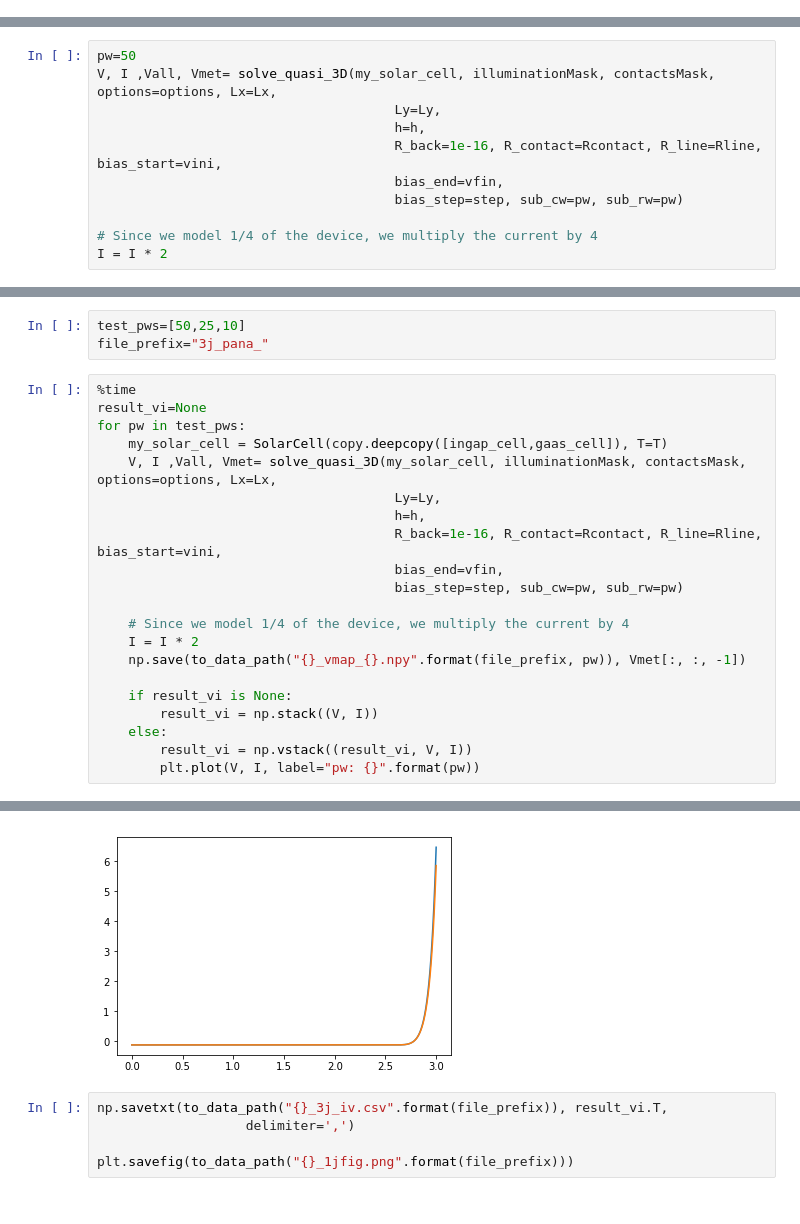
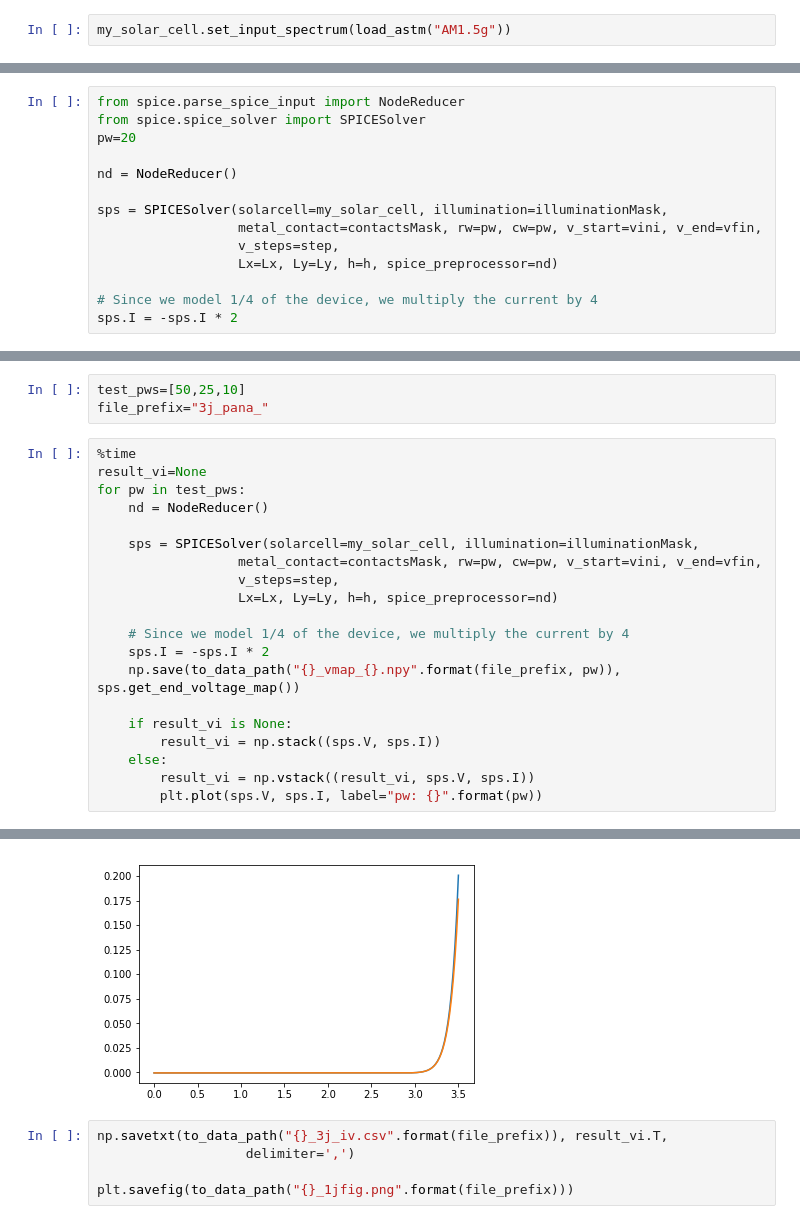
Before and after one commit to kanhua/pypvcircuit, a Jupyter notebook: network simulation starter.ipynb, the cells around one changed output, grey strips where cells are left out. Saved outputs shown, nothing was run; the diff lists cells and outputs as text.

```diff
--- a/network simulation starter.ipynb
+++ b/network simulation starter.ipynb
@@ -169,3 +149,5 @@ options = {'light_iv': True, 'wavelength': wl, 'light_source': light_source}
+# %%
+my_solar_cell.set_input_spectrum(load_astm("AM1.5g"))
 # %%
 illuminationMask.shape
 # %% [output]
@@ -177,14 +159,17 @@ contactsMask.shape
 # %% [markdown]
 ### Launch the solver
 # %%
-pw=50
-V, I ,Vall, Vmet= solve_quasi_3D(my_solar_cell, illuminationMask, contactsMask, options=options, Lx=Lx,
-                                      Ly=Ly,
-                                      h=h,
-                                      R_back=1e-16, R_contact=Rcontact, R_line=Rline, bias_start=vini,
-                                      bias_end=vfin,
-                                      bias_step=step, sub_cw=pw, sub_rw=pw)
+from spice.parse_spice_input import NodeReducer
+from spice.spice_solver import SPICESolver
+pw=20
+
+nd = NodeReducer()
+
+sps = SPICESolver(solarcell=my_solar_cell, illumination=illuminationMask,
+                  metal_contact=contactsMask, rw=pw, cw=pw, v_start=vini, v_end=vfin,
+                  v_steps=step,
+                  Lx=Lx, Ly=Ly, h=h, spice_preprocessor=nd)
 
 # Since we model 1/4 of the device, we multiply the current by 4
-I = I * 2
+sps.I = -sps.I * 2
 # %% [output]
@@ -250,22 +226,21 @@ file_prefix="3j_pana_"
 %time
 result_vi=None
 for pw in test_pws:
-    my_solar_cell = SolarCell(copy.deepcopy([ingap_cell,gaas_cell]), T=T)
-    V, I ,Vall, Vmet= solve_quasi_3D(my_solar_cell, illuminationMask, contactsMask, options=options, Lx=Lx,
-                                      Ly=Ly,
-                                      h=h,
-                                      R_back=1e-16, R_contact=Rcontact, R_line=Rline, bias_start=vini,
-                                      bias_end=vfin,
-                                      bias_step=step, sub_cw=pw, sub_rw=pw)
+    nd = NodeReducer()
+
+    sps = SPICESolver(solarcell=my_solar_cell, illumination=illuminationMask,
+                  metal_contact=contactsMask, rw=pw, cw=pw, v_start=vini, v_end=vfin,
+                  v_steps=step,
+                  Lx=Lx, Ly=Ly, h=h, spice_preprocessor=nd)
 
     # Since we model 1/4 of the device, we multiply the current by 4
-    I = I * 2
-    np.save(to_data_path("{}_vmap_{}.npy".format(file_prefix, pw)), Vmet[:, :, -1])
+    sps.I = -sps.I * 2
+    np.save(to_data_path("{}_vmap_{}.npy".format(file_prefix, pw)), sps.get_end_voltage_map())
 
     if result_vi is None:
-        result_vi = np.stack((V, I))
+        result_vi = np.stack((sps.V, sps.I))
     else:
-        result_vi = np.vstack((result_vi, V, I))
-        plt.plot(V, I, label="pw: {}".format(pw))
+        result_vi = np.vstack((result_vi, sps.V, sps.I))
+        plt.plot(sps.V, sps.I, label="pw: {}".format(pw))
 # %% [output]
 Wall time: 0 ns
@@ -288,4 +250,4 @@ number of data:301
-[figure, old version]
+[figure, new version]
 # %%
 np.savetxt(to_data_path("{}_3j_iv.csv".format(file_prefix)), result_vi.T,
                    delimiter=',')
```
Also changed, not shown: parts of 23 cells of this notebook, 5 other files.
